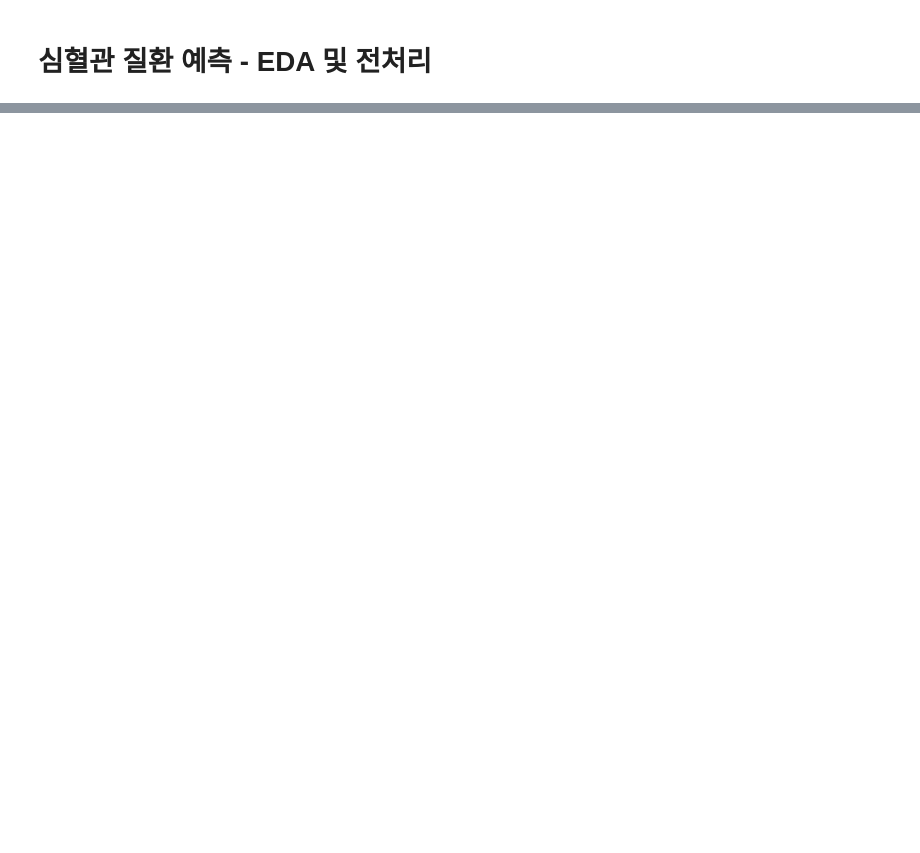
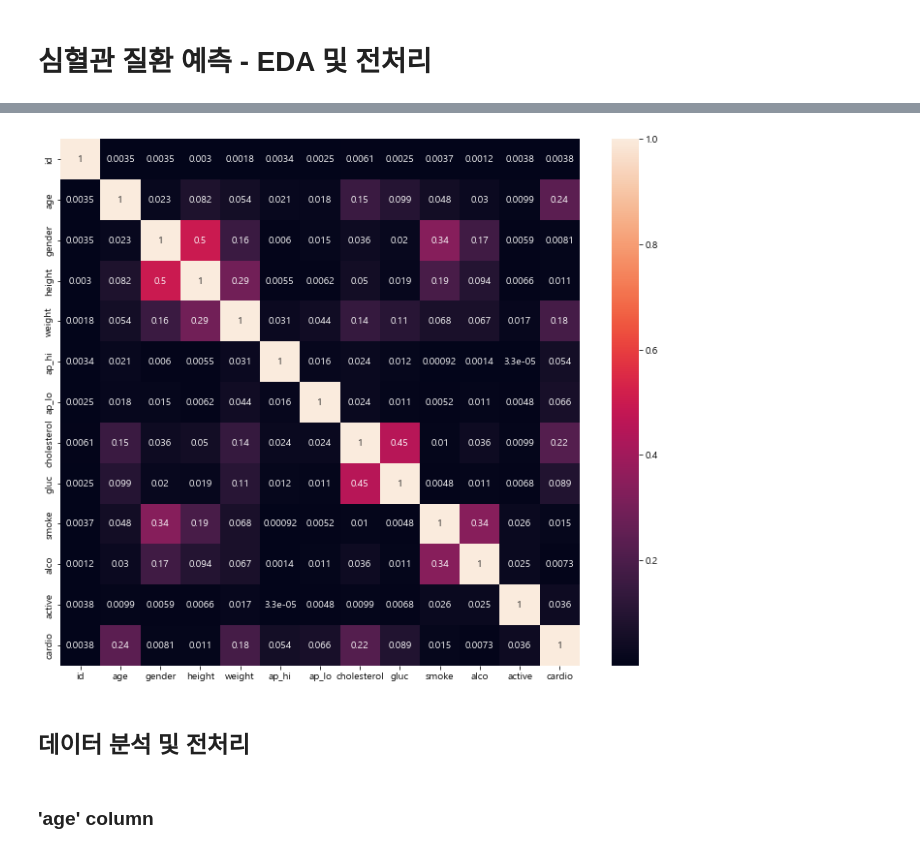
Before and after one commit to LEEHM97/Predict-Cardiovascular-Disease, a Jupyter notebook: preprocessing.ipynb, the cells around one changed output, grey strips where cells are left out. Cells and saved outputs as stored; diff of their text form; code cells hidden in the pictures; blank space fills up the shorter version.

```diff
--- a/preprocessing.ipynb
+++ b/preprocessing.ipynb
@@ -41,0 +106,13 @@ df
+# %%
+# gender-height, cholesterol-gluc가 가장 관령성이 높다.
+# 우리의 target data 'cardio'와 상관관계가 높은 column이 없으므로 모든 column을 사용해도 괜찮을 것이다.
+
+plt.figure(figsize=(12,10))
+sns.heatmap(abs(df.corr()), annot=True)
+plt.show()
+# %% [output]
+[figure, added]
+# %% [markdown]
+## 데이터 분석 및 전처리
+# %% [markdown]
+### 'age' column
```
Also changed, not shown: parts of 28 cells of this notebook.
